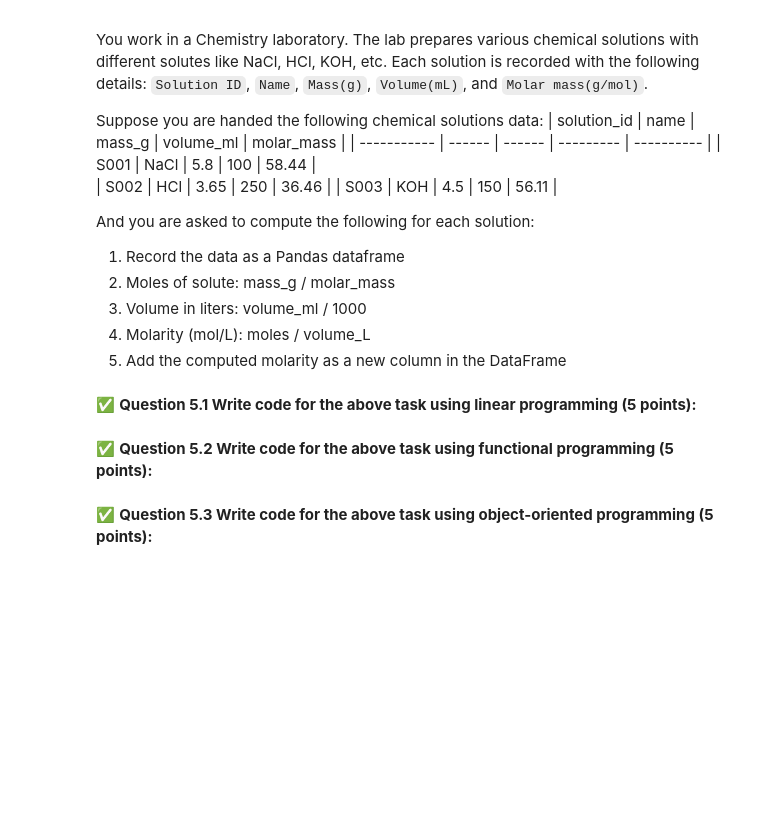
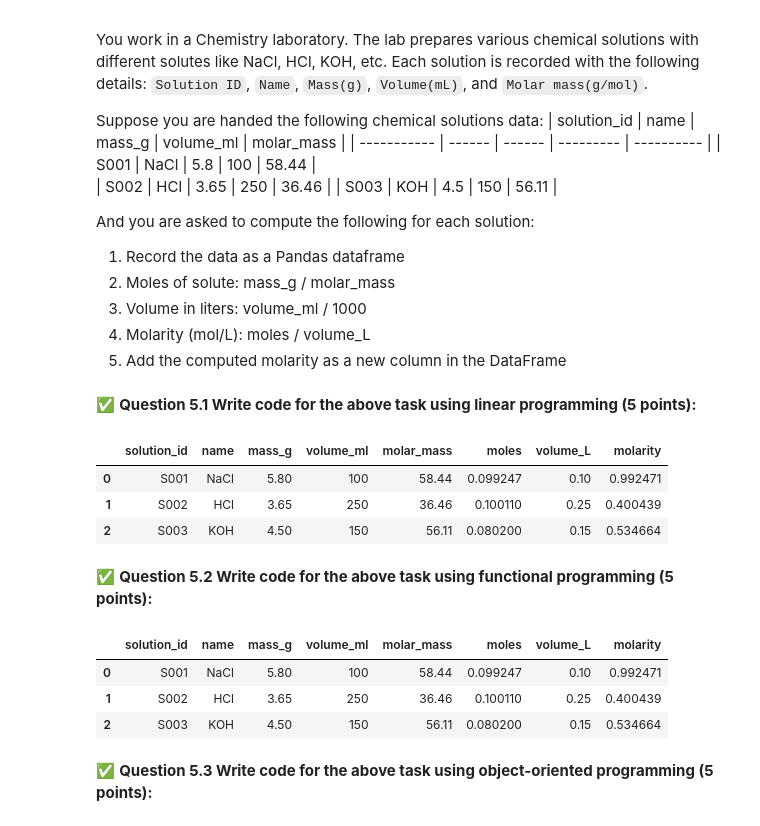
Before and after one commit to tatiannaj005/CMSE202-f25-turnin, a Jupyter notebook: midterm/CMSE202-Midterm-Section003-STUDENT-F25.ipynb, the cells around one changed output. Saved outputs shown, nothing was run; the diff lists cells and outputs as text; code cells hidden in the pictures; blank space fills up the shorter version.

```diff
--- a/midterm/CMSE202-Midterm-Section003-STUDENT-F25.ipynb
+++ b/midterm/CMSE202-Midterm-Section003-STUDENT-F25.ipynb
@@ -570,10 +445,67 @@ And you are asked to compute the following for each solution:
 &#9989; **Question 5.1 Write code for the above task using linear programming (5 points):**
 # %%
 ### Put your code here
+
+
+# creating a dataframe
+data = {
+    "solution_id": ["S001", "S002", "S003"],
+    "name": ["NaCl", "HCl", "KOH"],
+    "mass_g": [5.8, 3.65, 4.5],
+    "volume_ml": [100, 250, 150],
+    "molar_mass": [58.44, 36.46, 56.11]
+}
+
+df = pd.DataFrame(data)
+
+# calculate the quantity
+df["moles"] = df["mass_g"] / df["molar_mass"]
+df["volume_L"] = df["volume_ml"] / 1000
+df["molarity"] = df["moles"] / df["volume_L"]
+
+
+df
+# %% [output]
+|  | solution_id | name | mass_g | volume_ml | molar_mass | moles | volume_L | molarity |
+| 0 | S001 | NaCl | 5.80 | 100 | 58.44 | 0.099247 | 0.10 | 0.992471 |
+| 1 | S002 | HCl | 3.65 | 250 | 36.46 | 0.100110 | 0.25 | 0.400439 |
+| 2 | S003 | KOH | 4.50 | 150 | 56.11 | 0.080200 | 0.15 | 0.534664 |
 # %% [markdown]
 &#9989; **Question 5.2 Write code for the above task using functional programming (5 points):**
 # %%
 ### Put your code here
+
+# defining functions
+def compute_moles(row):
+    return row["mass_g"] / row["molar_mass"]
+
+def compute_volume_L(row):
+    return row["volume_ml"] / 1000
+
+def compute_molarity(row):
+    return compute_moles(row) / compute_volume_L(row)
+
+# make the dataframes
+data = {
+    "solution_id": ["S001", "S002", "S003"],
+    "name": ["NaCl", "HCl", "KOH"],
+    "mass_g": [5.8, 3.65, 4.5],
+    "volume_ml": [100, 250, 150],
+    "molar_mass": [58.44, 36.46, 56.11]
+}
+df_func = pd.DataFrame(data)
+
+# apply the functions
+df_func["moles"] = df_func.apply(compute_moles, axis=1)
+df_func["volume_L"] = df_func.apply(compute_volume_L, axis=1)
+df_func["molarity"] = df_func.apply(compute_molarity, axis=1)
+
+df_func
+# %% [output]
+|  | solution_id | name | mass_g | volume_ml | molar_mass | moles | volume_L | molarity |
+| 0 | S001 | NaCl | 5.80 | 100 | 58.44 | 0.099247 | 0.10 | 0.992471 |
+| 1 | S002 | HCl | 3.65 | 250 | 36.46 | 0.100110 | 0.25 | 0.400439 |
+| 2 | S003 | KOH | 4.50 | 150 | 56.11 | 0.080200 | 0.15 | 0.534664 |
 # %% [markdown]
 &#9989; **Question 5.3 Write code for the above task using object-oriented programming (5 points):**
 # %%
```
Also changed, not shown: parts of 4 cells of this notebook.
